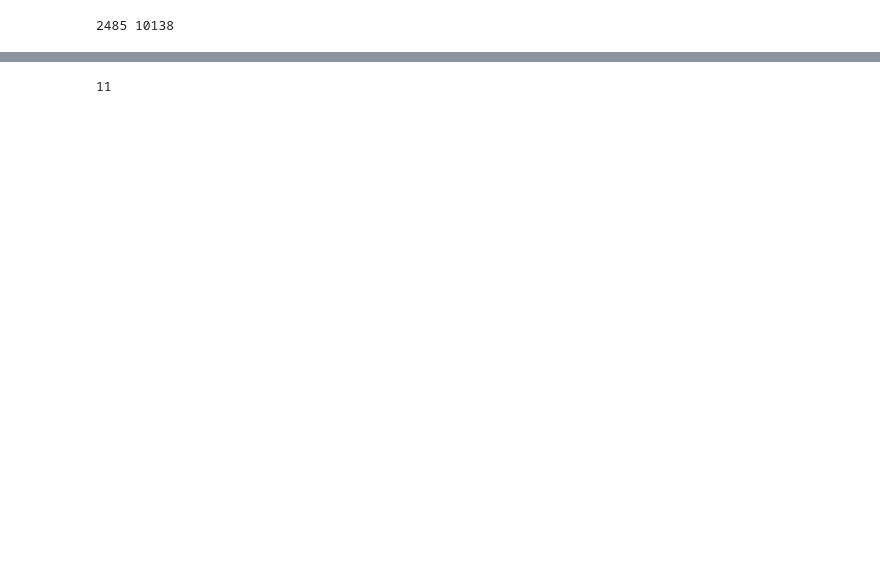
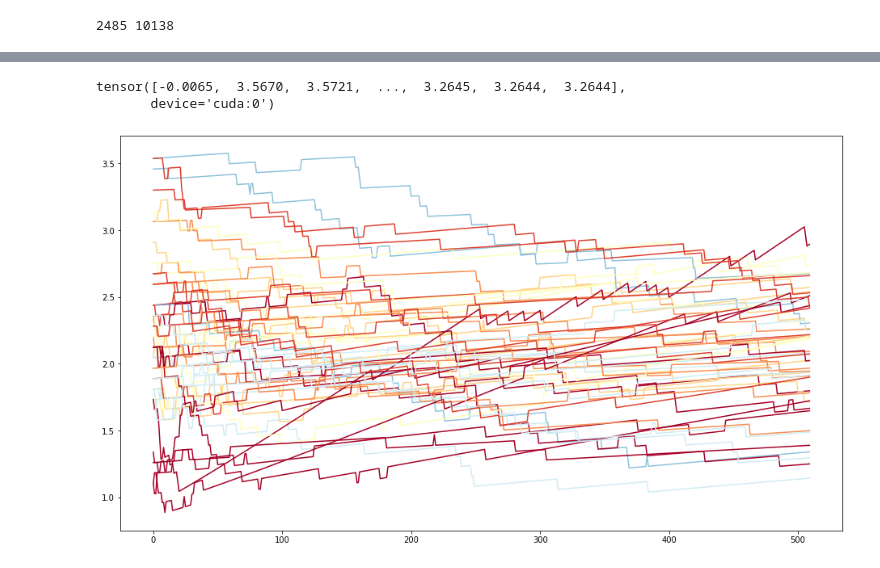
Before and after one commit to dt024/graph-neural-pde, a Jupyter notebook: notebooks/visualize.ipynb, the cells around one changed output, grey strips where cells are left out. Saved outputs shown, nothing was run; the diff lists cells and outputs as text; code cells hidden in the pictures; blank space fills up the shorter version.

```diff
--- a/notebooks/visualize.ipynb
+++ b/notebooks/visualize.ipynb
@@ -131,0 +195,17 @@ plt.legend()
+# %%
+data[:,label==1].mean(dim=-1)
+# %% [output]
+tensor([-0.0065,  3.5670,  3.5721,  ...,  3.2645,  3.2644,  3.2644],
+       device='cuda:0')
+# %%
+data = torch.stack(best_outs[1],dim=0)
+data = data[3:,:]
+data = torch.mean(data, dim=-1)
+data = data[:,dat.test_mask.cpu().numpy()]
+label = dat.y.cpu()[dat.test_mask.cpu()]
+plt.figure(figsize=(16, 9))
+for node in range(50):
+    plt.plot([i for i in range(data.size(0))], data[:,node].cpu(), c=plt.cm.RdYlBu(label[node].numpy()/8))
+plt.show()
+# %% [output]
+[figure, added]
@@ -132,4 +218,24 @@ plt.legend()
 # %%
-8|11
+import matplotlib.animation as animation
+
+def update_plot(i, data, scat):
+    scat.set_array(data[i])
+    return scat,
+
+#dynamic of 10 nodes, 0 and 1 features
+plt.figure(figsize=(16, 9))
+#2485
+start = 0
+end = start+1
+data = []
+label = []
+for node in range(start,end):
+#     pca_result = pca.transform([out[node].cpu().numpy() for out in best_outs[1]][0:])
+# # df['pca-one'] = pca_result[:,0]
+# # df['pca-two'] = pca_result[:,1]
+#     plt.scatter(pca_result[:,0], pca_result[:,1], label=node)
+
+    plt.scatter([torch.sin(out[node][0]).cpu().numpy() for out in best_outs[1]][0:],
+                [torch.cos(out[node][0]).cpu().numpy() for out in best_outs[1]][0:], label=node)
+
+plt.show()
-# %% [output]
-11
```
Also changed, not shown: parts of 30 cells of this notebook, 4 other files.
